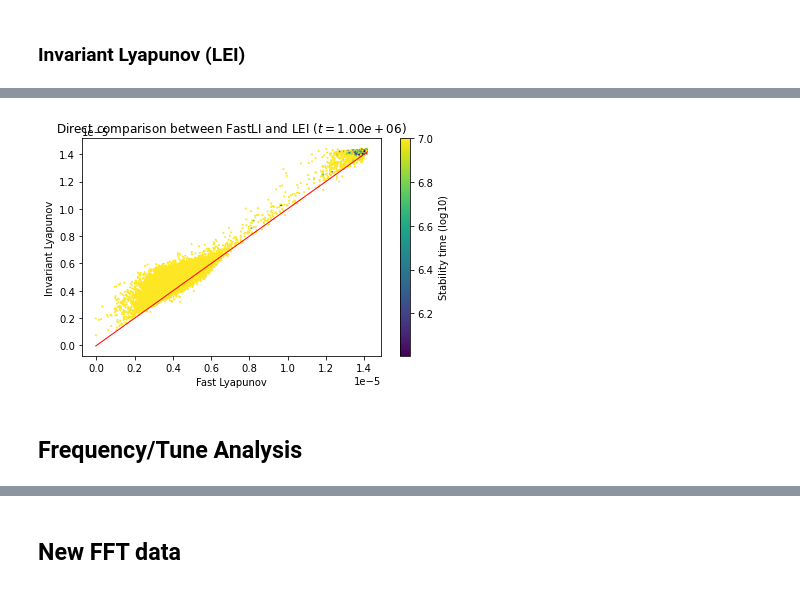
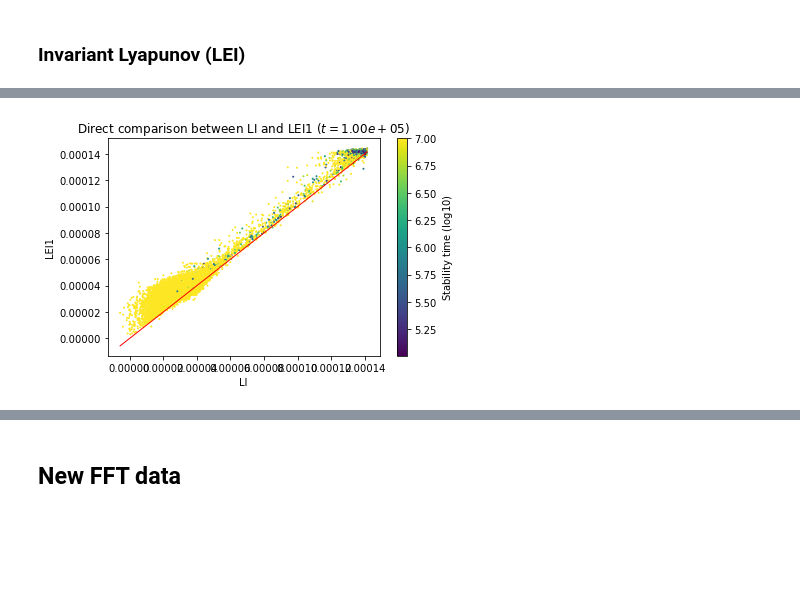
Before and after one commit to carlidel/dynamic_indicator_analysis, a Jupyter notebook: notebooks/first_analysis.ipynb, the cells around one changed output, grey strips where cells are left out. Saved outputs shown, nothing was run; the diff lists cells and outputs as text; code cells hidden in the pictures; blank space fills up the shorter version.

```diff
--- a/notebooks/first_analysis.ipynb
+++ b/notebooks/first_analysis.ipynb
@@ -187,7 +235,5 @@ v_faddeev_leverrier = np.vectorize(faddeev_leverrier, signature="(n,m),(1)->(1)"
 # %%
 orto_displacement = h5py.File(os.path.join(inputdir, orto_displacement_file), mode='r')
-# %%
-turn_samples = np.logspace(np.log10(orto_displacement.attrs["min_turns"]), np.log10(orto_displacement.attrs["max_turns"]), orto_displacement.attrs["samples"], dtype=int)
 # %%
 sample = orto_displacement[str(turn_samples[-1])]
 # %%
@@ -255,14 +366,14 @@ Text(0, 0.5, '$Y_0$')
 # %%
 plt.figure()
-for i, t in enumerate(turn_samples):
+for i, t in tqdm(enumerate(turn_samples), total=len(turn_samples)):
     plt.imshow(LEI_1[i], origin="lower", extent=[0,1,0,1])
     plt.colorbar(label="Indicator value")
-    plt.title("Invariant Lyapunov Indicator $(t={:.2e})$".format(t))
+    plt.title("LEI 1 $(t={:.2e})$".format(t))
 
     plt.xlabel("$X_0$")
     plt.ylabel("$Y_0$")
 
     plt.tight_layout()
-    plt.savefig(os.path.join(imgdir, "henon_4d_LEI_{}.png".format(i)), dpi=DPI)
+    plt.savefig(os.path.join(imgdir, "henon_4d_LEI_1_{}.png".format(i)), dpi=DPI)
     plt.clf() if i != len(turn_samples) - 1 else plt.show()
 # %% [output]
@@ -269,0 +396,13 @@ for i, t in enumerate(turn_samples):
+# %%
+plt.figure()
+for i, t in tqdm(enumerate(turn_samples), total=len(turn_samples)):
+    plt.imshow(LEI_3[i], origin="lower", extent=[0,1,0,1])
+    plt.colorbar(label="Indicator value")
+    plt.title("LEI 3 $(t={:.2e})$".format(t))
+
+    plt.xlabel("$X_0$")
+    plt.ylabel("$Y_0$")
+
+    plt.tight_layout()
+    plt.savefig(os.path.join(imgdir, "henon_4d_LEI_3_{}.png".format(i)), dpi=DPI)
+    plt.clf() if i != len(turn_samples) - 1 else plt.show()
@@ -269,0 +411,13 @@ for i, t in enumerate(turn_samples):
+# %%
+plt.figure()
+for i, t in tqdm(enumerate(turn_samples), total=len(turn_samples)):
+    plt.imshow(LEI_4[i], origin="lower", extent=[0,1,0,1])
+    plt.colorbar(label="Indicator value")
+    plt.title("LEI 4 $(t={:.2e})$".format(t))
+
+    plt.xlabel("$X_0$")
+    plt.ylabel("$Y_0$")
+
+    plt.tight_layout()
+    plt.savefig(os.path.join(imgdir, "henon_4d_LEI_4_{}.png".format(i)), dpi=DPI)
+    plt.clf() if i != len(turn_samples) - 1 else plt.show()
@@ -270,25 +426,23 @@ for i, t in enumerate(turn_samples):
 # %%
 plt.figure()
 for i, t in tqdm(enumerate(turn_samples), total=len(turn_samples)):
     plt.scatter(
         LI[i].flatten(),
-        LEI_1[i].flatten(),
+        LEI_1_PP[i].flatten(),
         s=1, label="data",
         c=np.log10(long_tracking["stability_time"]).flatten(), cmap="viridis"
     )
     plt.plot(
         np.linspace(np.nanmin(LI[i]), np.nanmax(LI[i])),
         np.linspace(np.nanmin(LI[i]), np.nanmax(LI[i])),
         c="red", label="$x=y$", linewidth=1)
     plt.colorbar(label="Stability time $(\\log10)$")
-    plt.xlabel("Fast Lyapunov")
-    plt.ylabel("Invariant Lyapunov")
-    plt.title("Direct comparison between FastLI and LEI $(t={:.2e})$".format(t))
+    plt.xlabel("LI")
+    plt.ylabel("LEI1")
+    plt.title("Direct comparison between LI and LEI1 $(t={:.2e})$".format(t))
 
     plt.tight_layout()
-    plt.savefig(os.path.join(imgdir, "henon_4d_vs_LI_LEI_{}.png".format(i)), dpi=DPI)
+    plt.savefig(os.path.join(imgdir, "henon_4d_vs_LI_LEI1_{}.png".format(i)), dpi=DPI)
     plt.clf() if i != len(turn_samples) - 1 else plt.show()
 # %% [output]
-[figure, old version]
+[figure, new version]
-# %% [markdown]
-## Frequency/Tune Analysis
```
Also changed, not shown: parts of 79 cells of this notebook, 1 other file.
